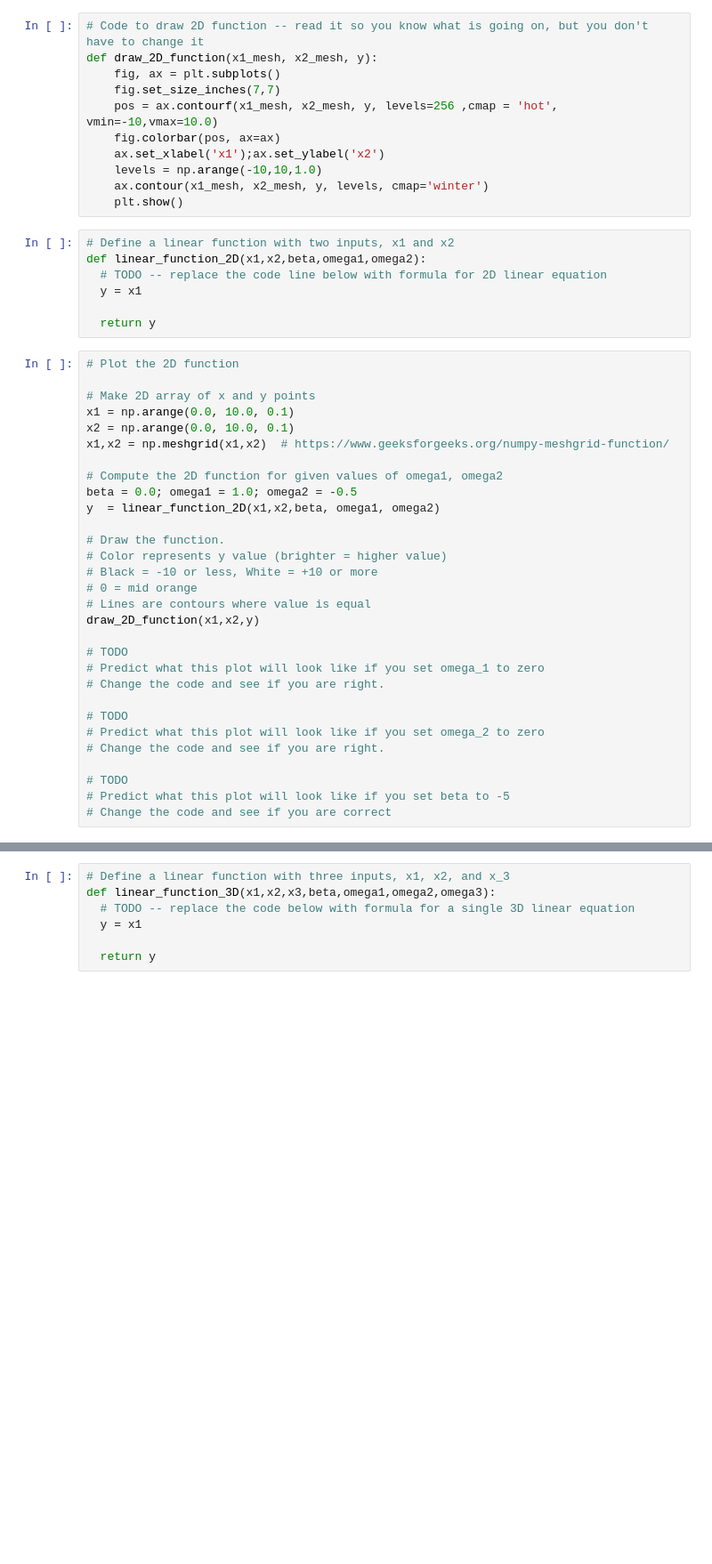
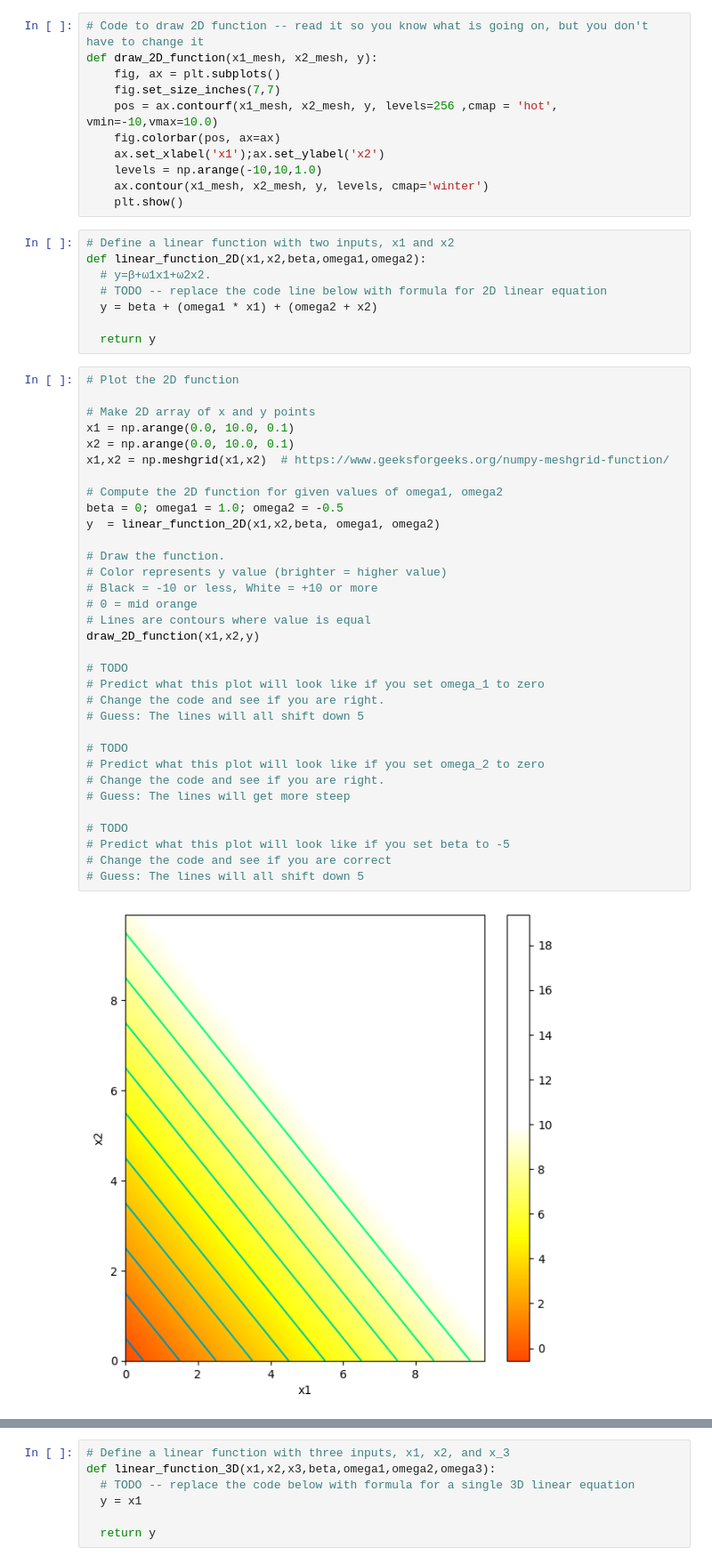
Before and after one commit to Greg-Saul/DL_HW, a Jupyter notebook: Notebooks/Chap01/1_1_BackgroundMathematics.ipynb, the cells around one changed output, grey strips where cells are left out. Shown at 89% size. Drawn from its saved outputs; the diff is of its cells as text; blank space fills up the shorter version.

```diff
--- a/Notebooks/Chap01/1_1_BackgroundMathematics.ipynb
+++ b/Notebooks/Chap01/1_1_BackgroundMathematics.ipynb
@@ -66,40 +68,46 @@ def draw_2D_function(x1_mesh, x2_mesh, y):
 # %%
 # Define a linear function with two inputs, x1 and x2
 def linear_function_2D(x1,x2,beta,omega1,omega2):
+  # y=β+ω1x1+ω2x2.
   # TODO -- replace the code line below with formula for 2D linear equation
-  y = x1
+  y = beta + (omega1 * x1) + (omega2 + x2)
 
   return y
 # %%
 # Plot the 2D function
 
 # Make 2D array of x and y points
 x1 = np.arange(0.0, 10.0, 0.1)
 x2 = np.arange(0.0, 10.0, 0.1)
 x1,x2 = np.meshgrid(x1,x2)  # https://www.geeksforgeeks.org/numpy-meshgrid-function/
 
 # Compute the 2D function for given values of omega1, omega2
-beta = 0.0; omega1 = 1.0; omega2 = -0.5
+beta = 0; omega1 = 1.0; omega2 = -0.5
 y  = linear_function_2D(x1,x2,beta, omega1, omega2)
 
 # Draw the function.
 # Color represents y value (brighter = higher value)
 # Black = -10 or less, White = +10 or more
 # 0 = mid orange
 # Lines are contours where value is equal
 draw_2D_function(x1,x2,y)
 
 # TODO
 # Predict what this plot will look like if you set omega_1 to zero
 # Change the code and see if you are right.
+# Guess: The lines will all shift down 5
 
 # TODO
 # Predict what this plot will look like if you set omega_2 to zero
 # Change the code and see if you are right.
+# Guess: The lines will get more steep
 
 # TODO
 # Predict what this plot will look like if you set beta to -5
 # Change the code and see if you are correct
+# Guess: The lines will all shift down 5
+# %% [output]
+[figure, added]
 # %% [markdown]
 Often we will want to compute many linear functions at the same time.  For example, we might have three inputs, $x_1$, $x_2$, and $x_3$ and want to compute two linear functions giving $y_1$ and $y_2$. Of course, we could do this by just running each equation separately,<br><br>
 
```
Also changed, not shown: parts of 1 cell of this notebook.
